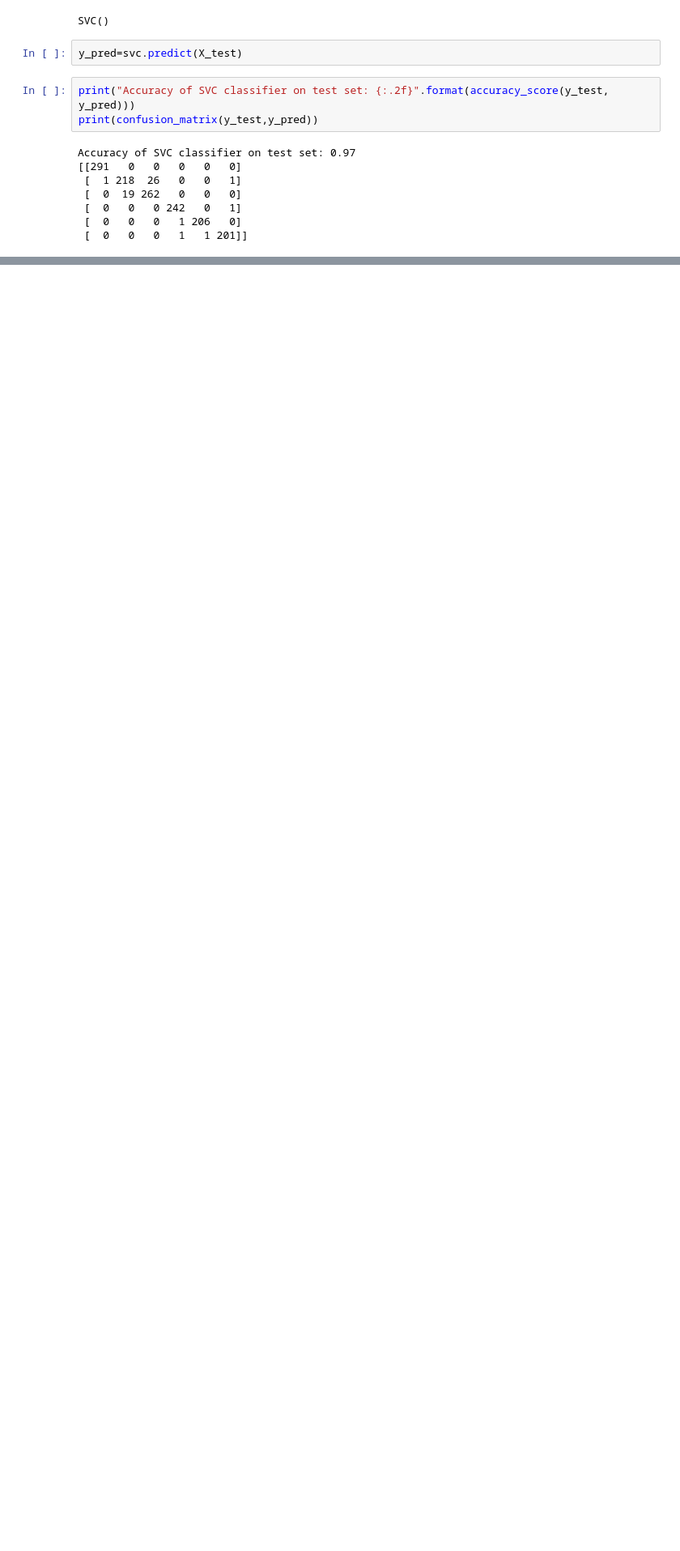
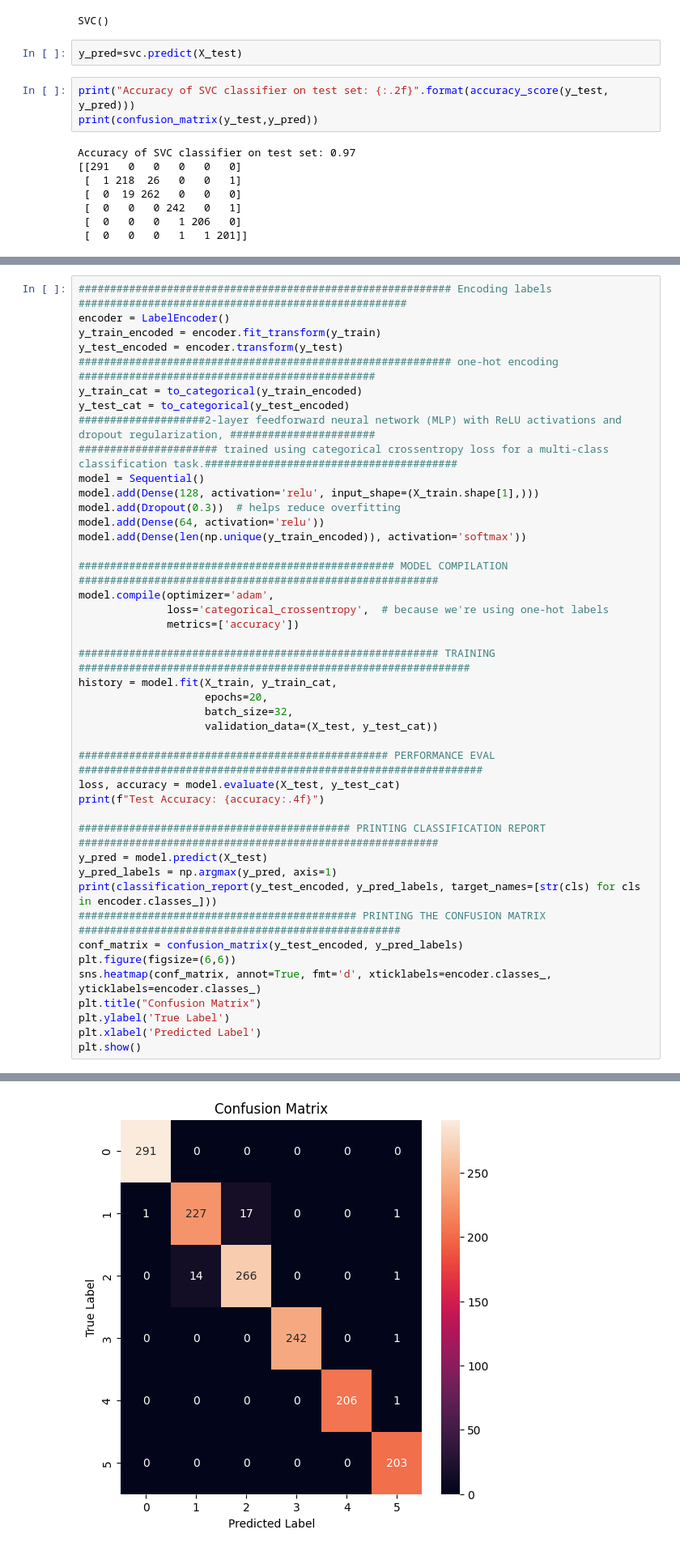
Before and after one commit to nbhatt1539/CSC5610-Final-project-E302, a Jupyter notebook: CSC6621Final project.ipynb, the cells around one changed output, grey strips where cells are left out. Shown at 81% size. Drawn from its saved outputs; the diff is of its cells as text; blank space fills up the shorter version.

Commit message:
model 2

```diff
--- a/CSC6621Final project.ipynb
+++ b/CSC6621Final project.ipynb
@@ -113,0 +130,44 @@ Accuracy of SVC classifier on test set: 0.97
+# %%
+########################################################### Encoding labels ####################################################
+encoder = LabelEncoder()
+y_train_encoded = encoder.fit_transform(y_train)
+y_test_encoded = encoder.transform(y_test)
+########################################################### one-hot encoding ###############################################
+y_train_cat = to_categorical(y_train_encoded)
+y_test_cat = to_categorical(y_test_encoded)
+####################2-layer feedforward neural network (MLP) with ReLU activations and dropout regularization, #######################
+###################### trained using categorical crossentropy loss for a multi-class classification task.########################################
+model = Sequential()
+model.add(Dense(128, activation='relu', input_shape=(X_train.shape[1],)))
+model.add(Dropout(0.3))  # helps reduce overfitting
+model.add(Dense(64, activation='relu'))
+model.add(Dense(len(np.unique(y_train_encoded)), activation='softmax'))
+
+################################################## MODEL COMPILATION #########################################################
+model.compile(optimizer='adam',
+              loss='categorical_crossentropy',  # because we're using one-hot labels
+              metrics=['accuracy'])
+
+######################################################### TRAINING ##############################################################
+history = model.fit(X_train, y_train_cat,
+                    epochs=20,
+                    batch_size=32,
+                    validation_data=(X_test, y_test_cat))
+
+################################################# PERFORMANCE EVAL ################################################################
+loss, accuracy = model.evaluate(X_test, y_test_cat)
+print(f"Test Accuracy: {accuracy:.4f}")
+
+########################################### PRINTING CLASSIFICATION REPORT #########################################################
+y_pred = model.predict(X_test)
+y_pred_labels = np.argmax(y_pred, axis=1)
+print(classification_report(y_test_encoded, y_pred_labels, target_names=[str(cls) for cls in encoder.classes_]))
+############################################ PRINTING THE CONFUSION MATRIX ###################################################
+conf_matrix = confusion_matrix(y_test_encoded, y_pred_labels)
+plt.figure(figsize=(6,6))
+sns.heatmap(conf_matrix, annot=True, fmt='d', xticklabels=encoder.classes_, yticklabels=encoder.classes_)
+plt.title("Confusion Matrix")
+plt.ylabel('True Label')
+plt.xlabel('Predicted Label')
+plt.show()
+# %% [output]
@@ -113,0 +192 @@ Accuracy of SVC classifier on test set: 0.97
+[figure, added]
```
Also changed, not shown: parts of 11 cells of this notebook.
